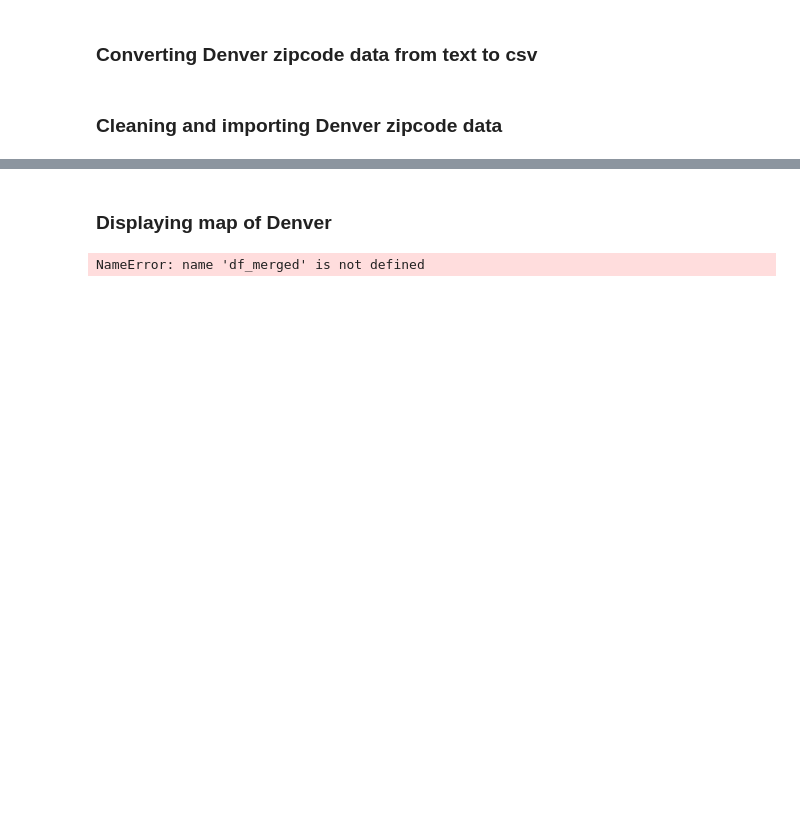
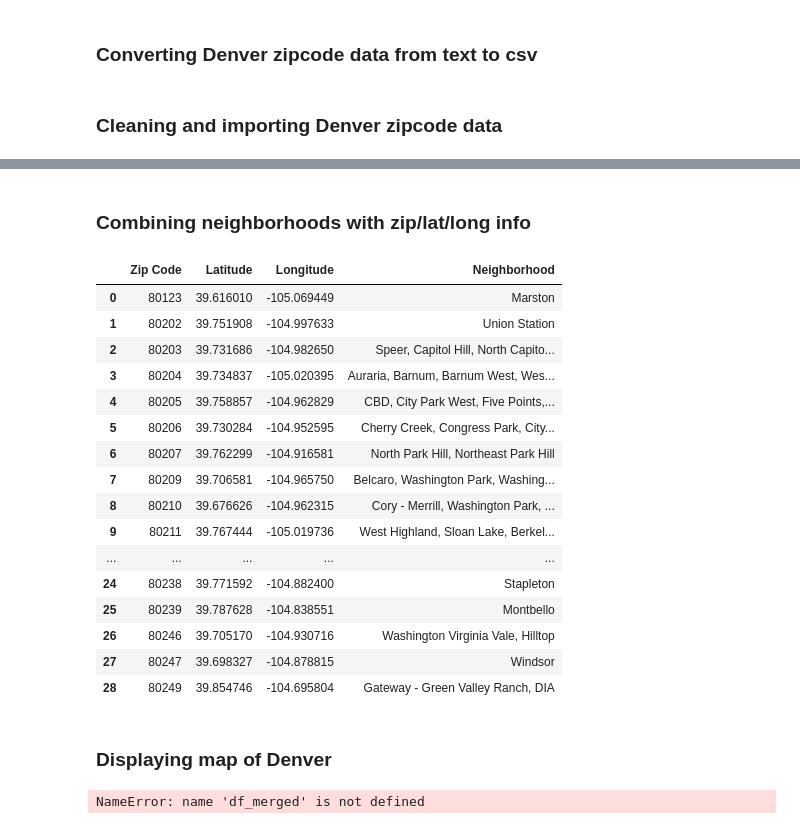
Before and after one commit to strange1120/battle-of-the-neighborhoods, a Jupyter notebook: battle-of-the-neighborhoods-denver.ipynb, the cells around one changed output, grey strips where cells are left out. Saved outputs shown, nothing was run; the diff lists cells and outputs as text; code cells hidden in the pictures; blank space fills up the shorter version.

```diff
--- a/battle-of-the-neighborhoods-denver.ipynb
+++ b/battle-of-the-neighborhoods-denver.ipynb
@@ -138,6 +140,30 @@ denver_zipcodes.reset_index(drop= True)
 | 27 | 80246 | 39.705170 | -104.930716 |
 | 28 | 80247 | 39.698327 | -104.878815 |
 | 29 | 80249 | 39.854746 | -104.695804 |
+# %% [markdown]
+### Combining neighborhoods with zip/lat/long info
+# %%
+
+denver_zip_merged = pd.merge(denver_zipcodes, denver_neighborhoods, on =['Zip Code'])
+denver_zip_merged
+# %% [output]
+|  | Zip Code | Latitude | Longitude | Neighborhood |
+| 0 | 80123 | 39.616010 | -105.069449 | Marston |
+| 1 | 80202 | 39.751908 | -104.997633 | Union Station |
+| 2 | 80203 | 39.731686 | -104.982650 | Speer, Capitol Hill, North Capito... |
+| 3 | 80204 | 39.734837 | -105.020395 | Auraria, Barnum, Barnum West, Wes... |
+| 4 | 80205 | 39.758857 | -104.962829 | CBD, City Park West, Five Points,... |
+| 5 | 80206 | 39.730284 | -104.952595 | Cherry Creek, Congress Park, City... |
+| 6 | 80207 | 39.762299 | -104.916581 | North Park Hill, Northeast Park Hill |
+| 7 | 80209 | 39.706581 | -104.965750 | Belcaro, Washington Park, Washing... |
+| 8 | 80210 | 39.676626 | -104.962315 | Cory - Merrill, Washington Park, ... |
+| 9 | 80211 | 39.767444 | -105.019736 | West Highland, Sloan Lake, Berkel... |
+| ... | ... | ... | ... | ... |
+| 24 | 80238 | 39.771592 | -104.882400 | Stapleton |
+| 25 | 80239 | 39.787628 | -104.838551 | Montbello |
+| 26 | 80246 | 39.705170 | -104.930716 | Washington Virginia Vale, Hilltop |
+| 27 | 80247 | 39.698327 | -104.878815 | Windsor |
+| 28 | 80249 | 39.854746 | -104.695804 | Gateway - Green Valley Ranch, DIA |
 # %% [markdown]
 ### Displaying map of Denver
 # %%
```
Also changed, not shown: parts of 2 cells of this notebook.
